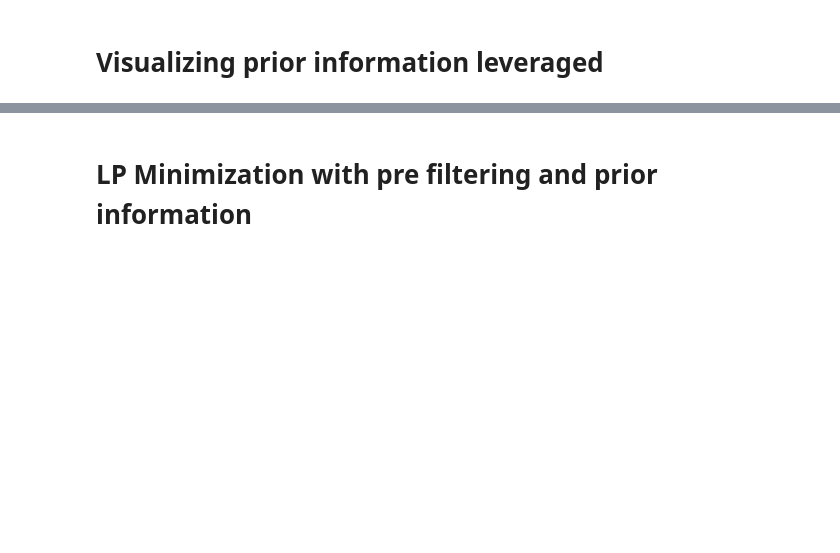
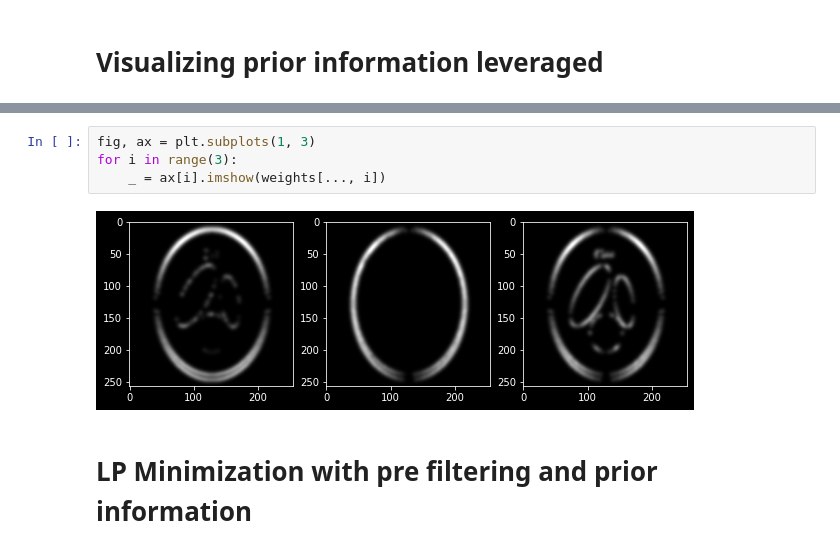
Before and after one commit to gabrielziegler3/CoDePPI, a Jupyter notebook: demos/reconstruction/prior-information/pi-distributions.ipynb, the cells around one changed output, grey strips where cells are left out. Drawn from its saved outputs; the diff is of its cells as text; blank space fills up the shorter version.

```diff
--- a/demos/reconstruction/prior-information/pi-denoising.ipynb
+++ b/demos/reconstruction/prior-information/pi-distributions.ipynb
@@ -145,2 +114,8 @@ _ = ax[3].axis('off')
+# %%
+fig, ax = plt.subplots(1, 3)
+for i in range(3):
+    _ = ax[i].imshow(weights[..., i])
+# %% [output]
+[figure, added]
 # %% [markdown]
 # LP Minimization with pre filtering and prior information
```
Also changed, not shown: parts of 9 cells of this notebook, 1 other file.
